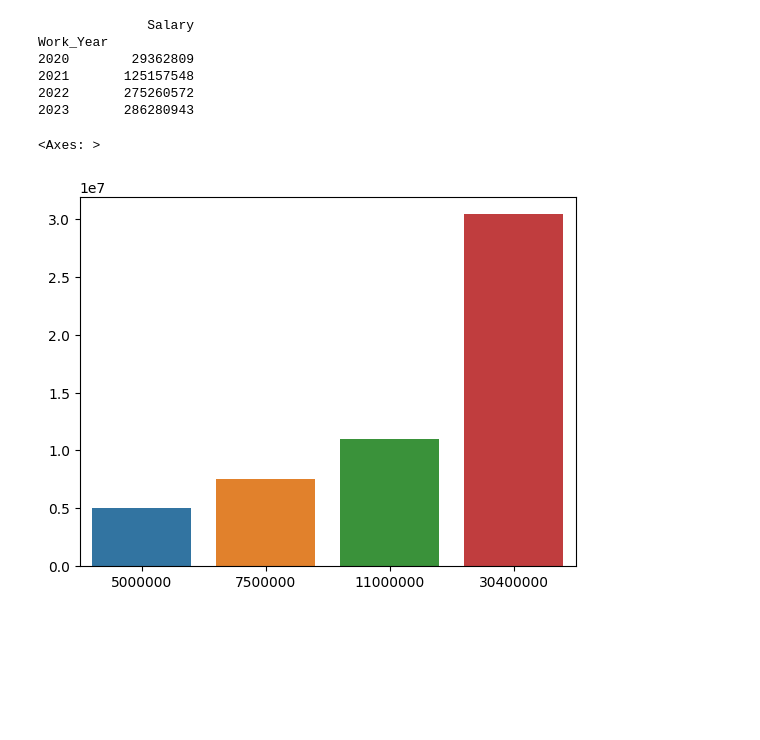
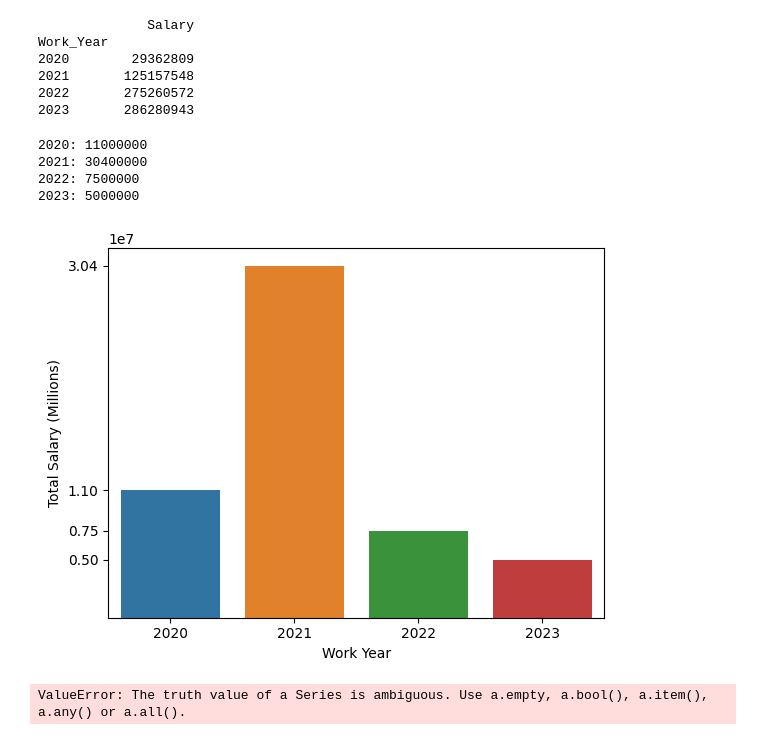
Before and after one commit to blwishom/JUMPlus-phase2, a Jupyter notebook: data_analytics_project_2/ds_salaries.ipynb, the cells around one changed output. Saved outputs shown, nothing was run; the diff lists cells and outputs as text; code cells hidden in the pictures; blank space fills up the shorter version.

Commit message:
working on yticks

```diff
--- a/data_analytics_project_2/ds_salaries.ipynb
+++ b/data_analytics_project_2/ds_salaries.ipynb
@@ -121,8 +135,19 @@ Work_Year
 2021       125157548
 2022       275260572
 2023       286280943
+# %%
+sns.barplot(x=[2020, 2021, 2022, 2023], y=salary_max_per_year)
+plt.xlabel('Work Year')
+plt.ylabel('Total Salary (Millions)')
+plt.yticks(salary_max_per_year)
+print('2020:', salary_max_per_year[0], '\n2021:', salary_max_per_year[1], '\n2022:', salary_max_per_year[2], '\n2023:', salary_max_per_year[3])
+# %% [output]
+2020: 11000000
+2021: 30400000
+2022: 7500000
+2023: 5000000
+[figure, added]
 # %%
-sns.barplot(x=salary_max_per_year, y=salary_max_per_year)
+sns.barplot(x=workYears20_21_22_23)
 # %% [output]
-<Axes: >
+ValueError: The truth value of a Series is ambiguous. Use a.empty, a.bool(), a.item(), a.any() or a.all().
-[figure, removed]
```
Also changed, not shown: parts of 2 cells of this notebook.
